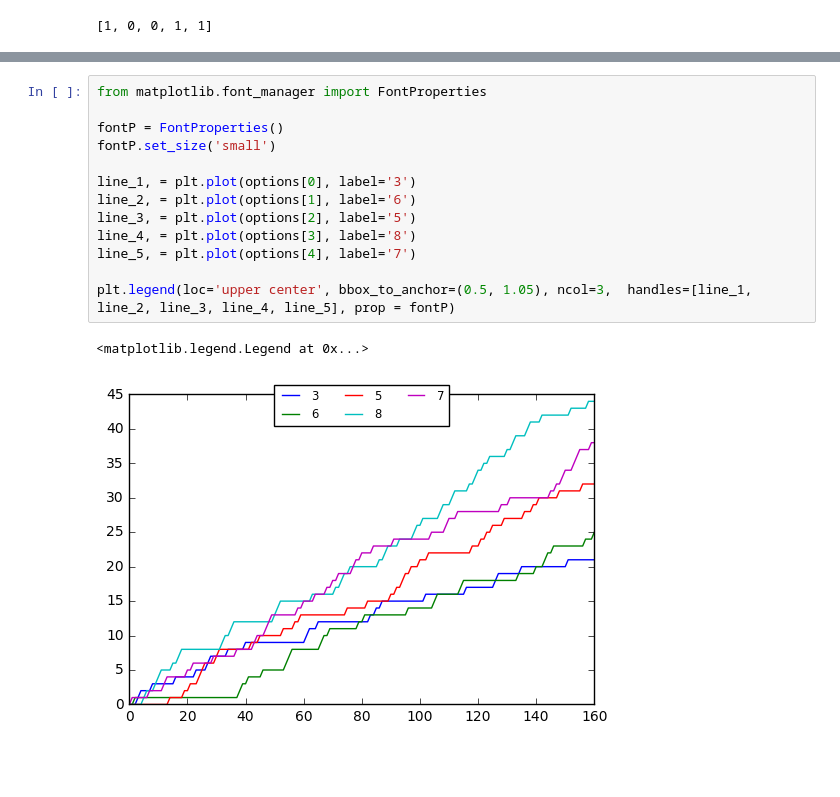
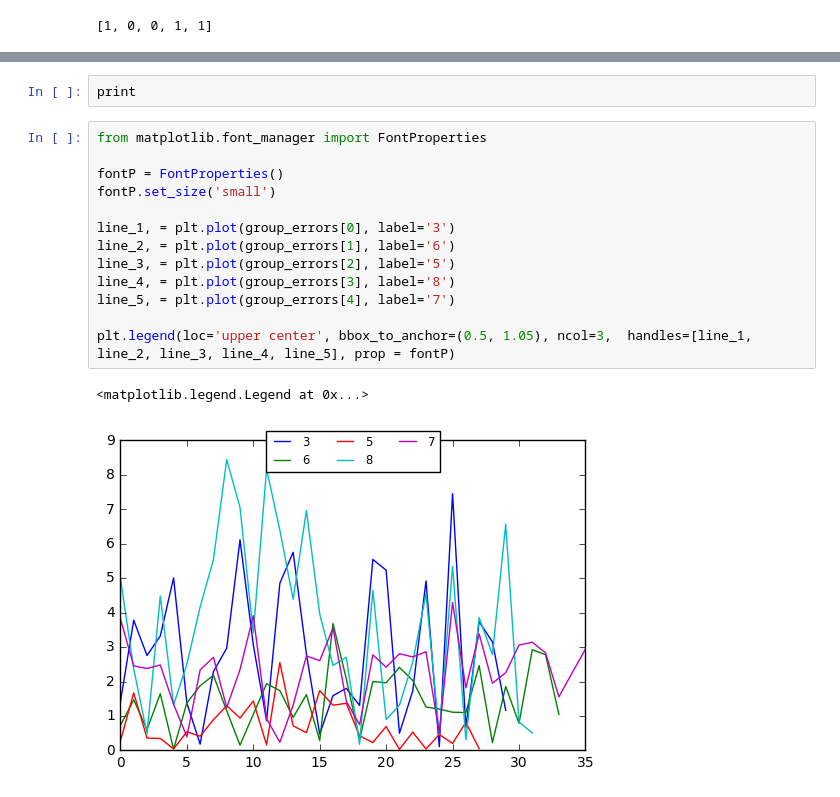
Before and after one commit to jackdent/psy-1401-projects, a Jupyter notebook: final-project/normal-dists.ipynb, the cells around one changed output, grey strips where cells are left out. Saved outputs shown, nothing was run; the diff lists cells and outputs as text; blank space fills up the shorter version.

```diff
--- a/final-project/normal-dists.ipynb
+++ b/final-project/normal-dists.ipynb
@@ -147,16 +218,18 @@ print shit
+# %%
+print
 # %%
 from matplotlib.font_manager import FontProperties
 
 fontP = FontProperties()
 fontP.set_size('small')
 
-line_1, = plt.plot(options[0], label='3')
-line_2, = plt.plot(options[1], label='6')
-line_3, = plt.plot(options[2], label='5')
-line_4, = plt.plot(options[3], label='8')
-line_5, = plt.plot(options[4], label='7')
+line_1, = plt.plot(group_errors[0], label='3')
+line_2, = plt.plot(group_errors[1], label='6')
+line_3, = plt.plot(group_errors[2], label='5')
+line_4, = plt.plot(group_errors[3], label='8')
+line_5, = plt.plot(group_errors[4], label='7')
 
 plt.legend(loc='upper center', bbox_to_anchor=(0.5, 1.05), ncol=3,  handles=[line_1, line_2, line_3, line_4, line_5], prop = fontP)
 # %% [output]
 <matplotlib.legend.Legend at 0x...>
-[figure, old version]
+[figure, new version]
```
Also changed, not shown: parts of 6 cells of this notebook.
